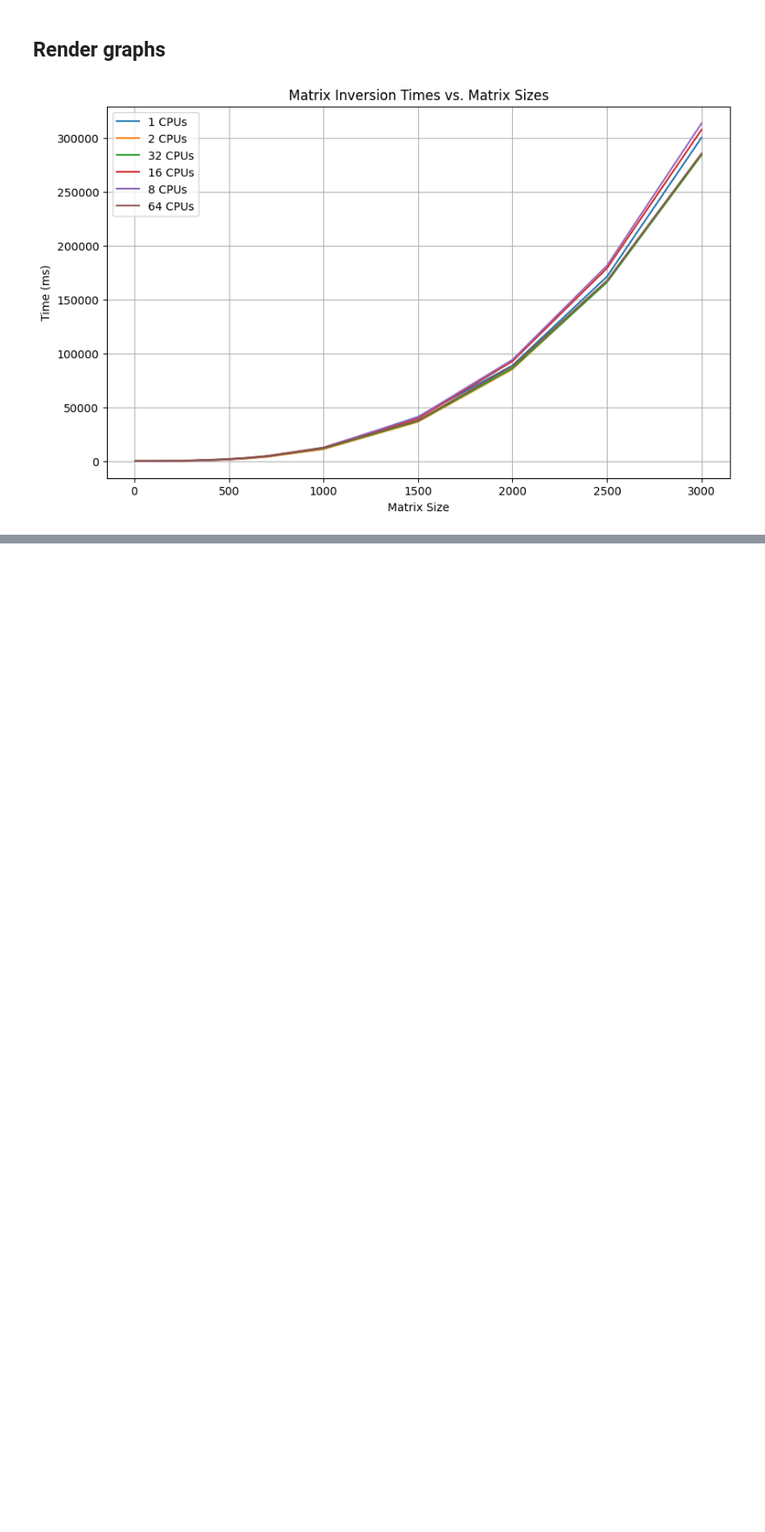
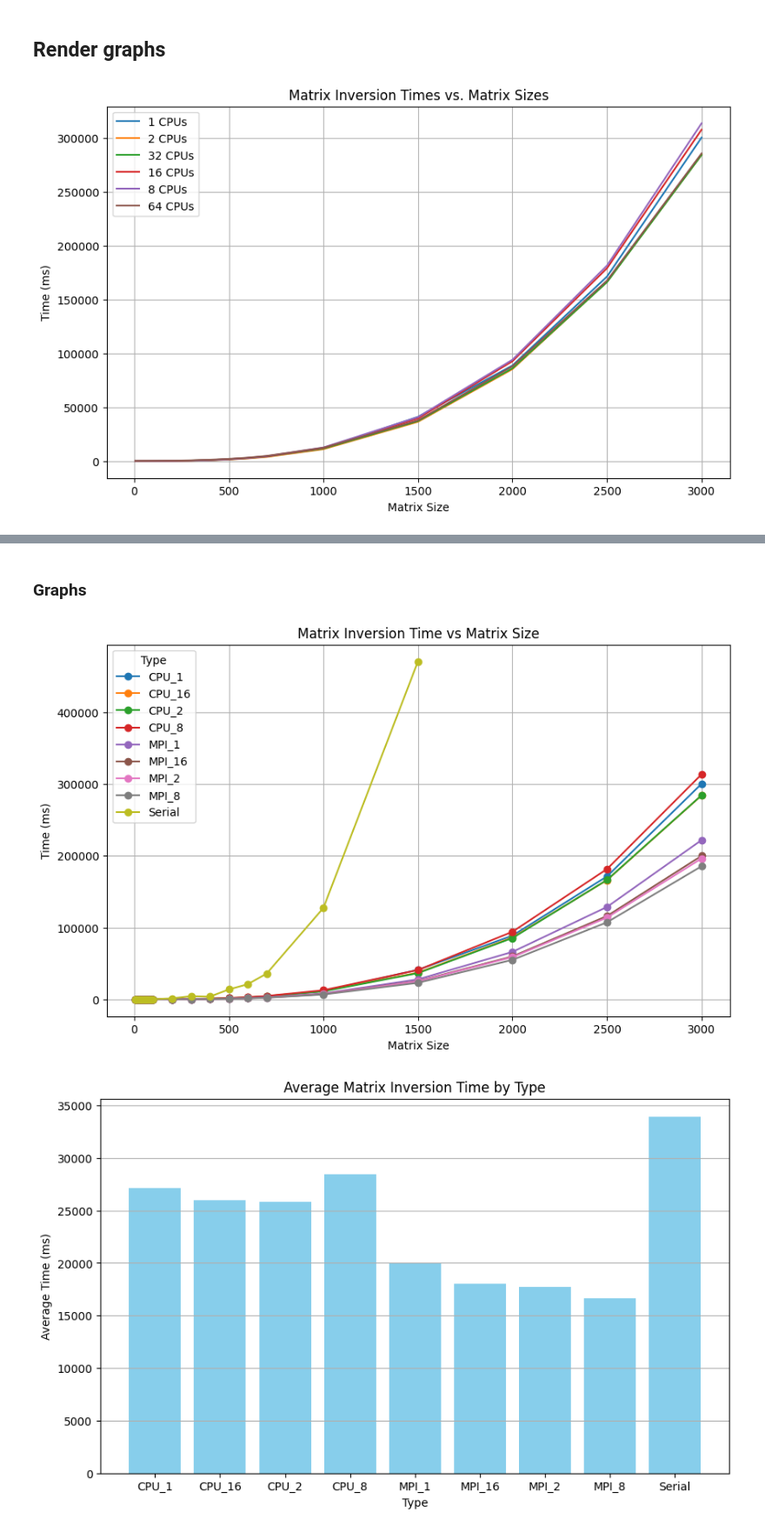
Before and after one commit to Adarsh-Johny/HPC.ParallelMatrixInversion, a Jupyter notebook: Metrics/calculate_performance_metrics.ipynb, the cells around one changed output, grey strips where cells are left out. Shown at 87% size. Cells and saved outputs as stored; diff of their text form; code cells hidden in the pictures; blank space fills up the shorter version.

```diff
--- a/Metrics/calculate_performance_metrics.ipynb
+++ b/Metrics/calculate_performance_metrics.ipynb
@@ -212,0 +514,62 @@ plt.show()
+# %% [markdown]
+### Graphs
+# %%
+import pandas as pd
+import matplotlib.pyplot as plt
+
+# Load the combined data from CSV
+file_path = "combined_data.csv"  # Replace with your file path
+data = pd.read_csv(file_path)
+
+# Ensure data is clean and properly formatted
+data["Matrix Size"] = pd.to_numeric(data["Matrix Size"], errors="coerce")
+data["Time (ms)"] = pd.to_numeric(data["Time (ms)"], errors="coerce")
+data = data.dropna(subset=["Matrix Size", "Time (ms)"])
+
+# Function to plot Time vs Matrix Size for all types
+def plot_time_vs_matrix_size(data):
+    plt.figure(figsize=(10, 6))
+    for type_name, group in data.groupby("Type"):
+        plt.plot(group["Matrix Size"].values, group["Time (ms)"].values, label=type_name, marker='o')
+
+    plt.title("Matrix Inversion Time vs Matrix Size")
+    plt.xlabel("Matrix Size")
+    plt.ylabel("Time (ms)")
+    plt.legend(title="Type")
+    plt.grid(True)
+    plt.savefig("time_vs_matrix_size.png")  # Saves the plot locally
+    plt.show()
+
+# Function to plot average time for each type
+def plot_average_time(data):
+    avg_data = data.groupby("Type")["Time (ms)"].mean().reset_index()
+    plt.figure(figsize=(10, 6))
+    plt.bar(avg_data["Type"], avg_data["Time (ms)"], color='skyblue')
+
+    plt.title("Average Matrix Inversion Time by Type")
+    plt.xlabel("Type")
+    plt.ylabel("Average Time (ms)")
+    plt.grid(axis='y')
+    plt.savefig("average_time_by_type.png")  # Saves the plot locally
+    plt.show()
+
+# Function to plot maximum time for each type
+def plot_max_time(data):
+    max_data = data.groupby("Type")["Time (ms)"].max().reset_index()
+    plt.figure(figsize=(10, 6))
+    plt.bar(max_data["Type"], max_data["Time (ms)"], color='orange')
+
+    plt.title("Maximum Matrix Inversion Time by Type")
+    plt.xlabel("Type")
+    plt.ylabel("Maximum Time (ms)")
+    plt.grid(axis='y')
+    plt.savefig("max_time_by_type.png")  # Saves the plot locally
+    plt.show()
+
+# Generate the graphs
+plot_time_vs_matrix_size(data)
+plot_average_time(data)
+plot_max_time(data)
+# %% [output]
+[figure, added]
+[figure, added]
```
Also changed, not shown: parts of 12 cells of this notebook, 47 other files.
